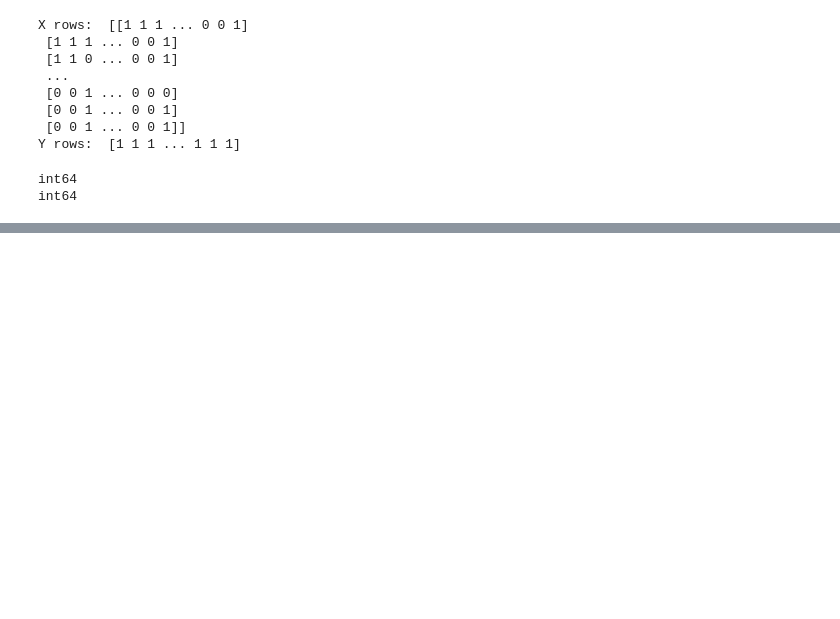
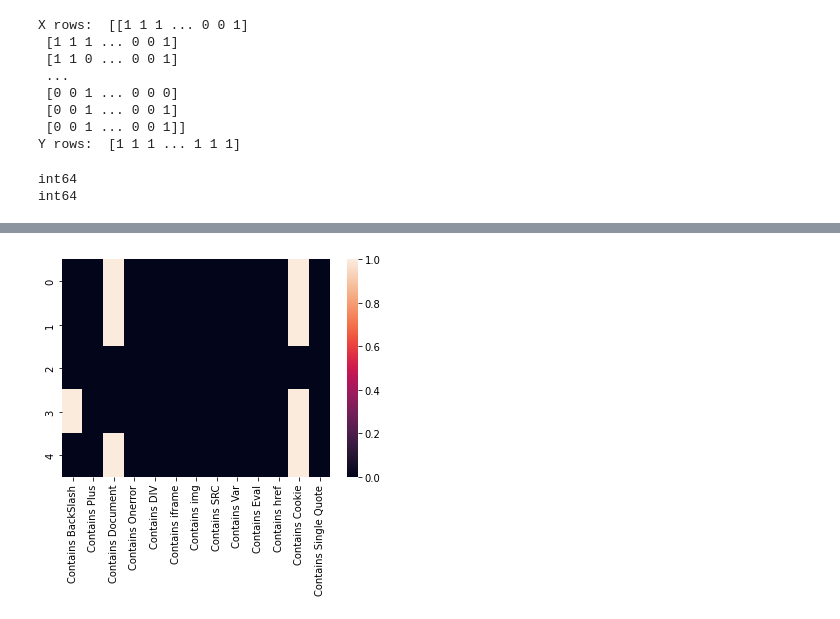
Before and after one commit to madhanmohans/Cross-Site-Scripting-Detection, a Jupyter notebook: XSS_detection_|_Phase_1_work.ipynb, the cells around one changed output, grey strips where cells are left out. Drawn from its saved outputs; the diff is of its cells as text; code cells hidden in the pictures; blank space fills up the shorter version.

```diff
--- a/XSS_detection_|_Phase_1_work.ipynb
+++ b/XSS_detection_|_Phase_1_work.ipynb
@@ -227,0 +267,9 @@ plt.show()
+# %%
+sampledf = df[['Contains BackSlash', 'Contains Plus',
+       'Contains Document', 'Contains Onerror', 'Contains DIV',
+       'Contains iframe', 'Contains img', 'Contains SRC', 'Contains Var',
+       'Contains Eval', 'Contains href', 'Contains Cookie',
+       'Contains Single Quote']]
+sns.heatmap(sampledf.head());
+# %% [output]
+[figure, added]
```
Also changed, not shown: parts of 9 cells of this notebook.
